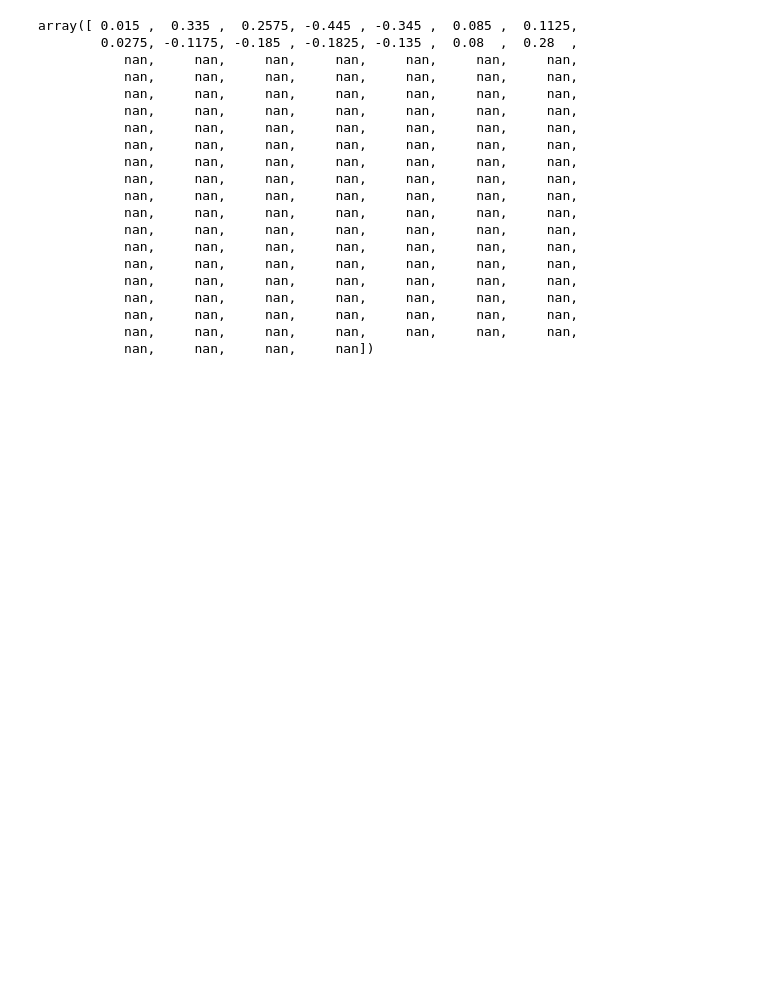
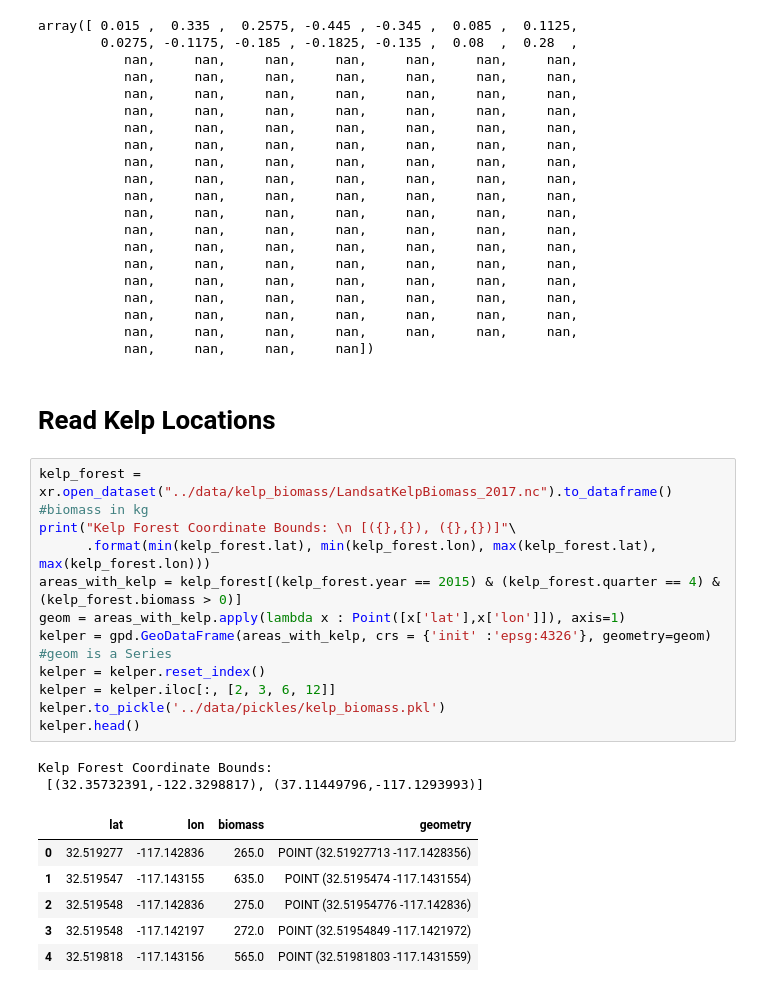
Before and after one commit to UCB-MIDS/Kelp-Capstone, a Jupyter notebook: pipeline/read_data.ipynb, the cells around one changed output. Cells and saved outputs as stored; diff of their text form; blank space fills up the shorter version.

```diff
--- a/pipeline/read_data.ipynb
+++ b/pipeline/read_data.ipynb
@@ -593,3 +501,25 @@ array([ 0.015 ,  0.335 ,  0.2575, -0.445 , -0.345 ,  0.085 ,  0.1125,
            nan,     nan,     nan,     nan,     nan,     nan,     nan,
            nan,     nan,     nan,     nan,     nan,     nan,     nan,
            nan,     nan,     nan,     nan])
+# %% [markdown]
+# Read Kelp Locations
+# %%
+kelp_forest = xr.open_dataset("../data/kelp_biomass/LandsatKelpBiomass_2017.nc").to_dataframe() #biomass in kg
+print("Kelp Forest Coordinate Bounds: \n [({},{}), ({},{})]"\
+      .format(min(kelp_forest.lat), min(kelp_forest.lon), max(kelp_forest.lat), max(kelp_forest.lon)))
+areas_with_kelp = kelp_forest[(kelp_forest.year == 2015) & (kelp_forest.quarter == 4) & (kelp_forest.biomass > 0)]
+geom = areas_with_kelp.apply(lambda x : Point([x['lat'],x['lon']]), axis=1)
+kelper = gpd.GeoDataFrame(areas_with_kelp, crs = {'init' :'epsg:4326'}, geometry=geom) #geom is a Series
+kelper = kelper.reset_index()
+kelper = kelper.iloc[:, [2, 3, 6, 12]]
+kelper.to_pickle('../data/pickles/kelp_biomass.pkl')
+kelper.head()
+# %% [output]
+Kelp Forest Coordinate Bounds:
+ [(32.35732391,-122.3298817), (37.11449796,-117.1293993)]
+|  | lat | lon | biomass | geometry |
+| 0 | 32.519277 | -117.142836 | 265.0 | POINT (32.51927713 -117.1428356) |
+| 1 | 32.519547 | -117.143155 | 635.0 | POINT (32.5195474 -117.1431554) |
+| 2 | 32.519548 | -117.142836 | 275.0 | POINT (32.51954776 -117.142836) |
+| 3 | 32.519548 | -117.142197 | 272.0 | POINT (32.51954849 -117.1421972) |
+| 4 | 32.519818 | -117.143156 | 565.0 | POINT (32.51981803 -117.1431559) |
```
Also changed, not shown: parts of 26 cells of this notebook, 1 other file.
